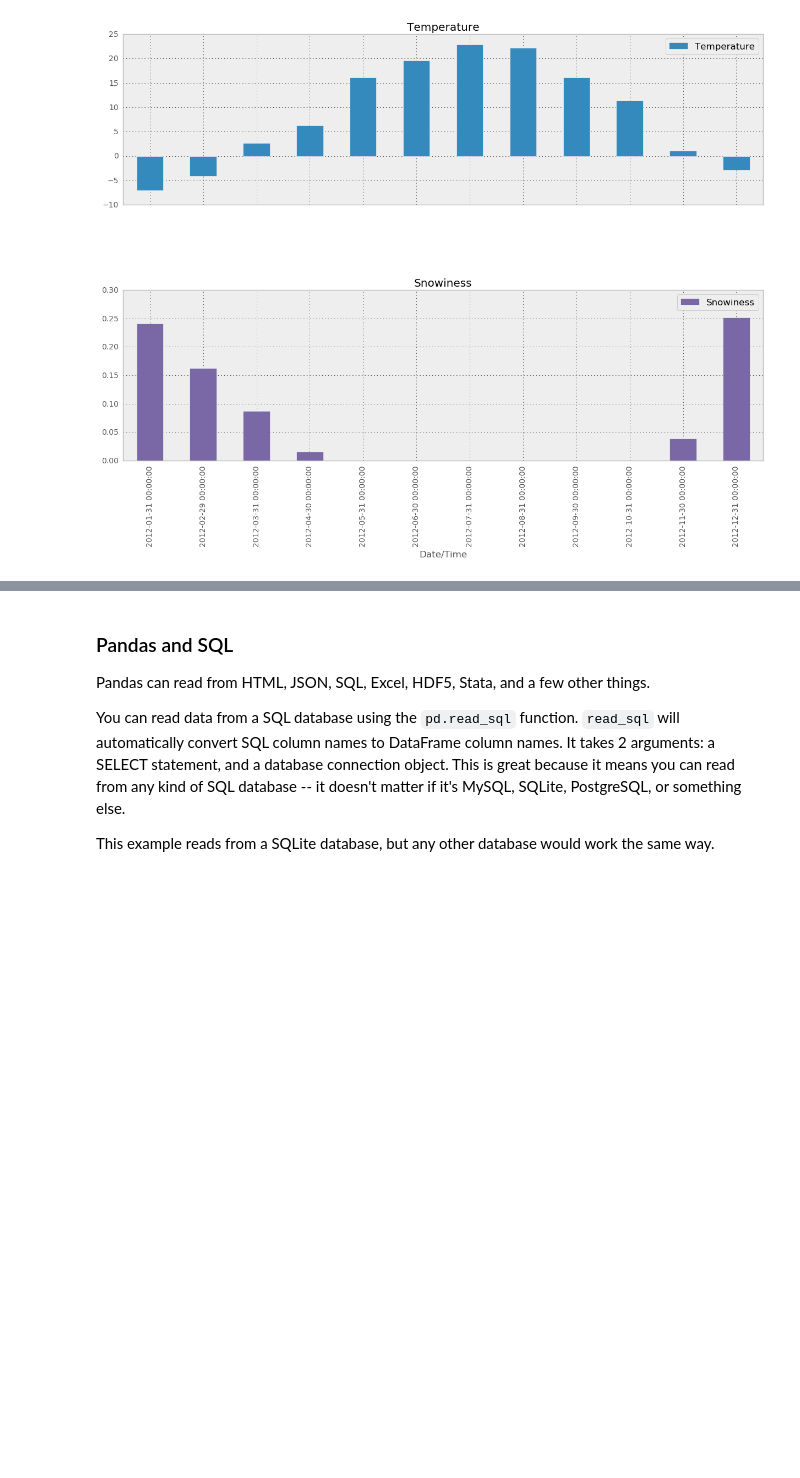
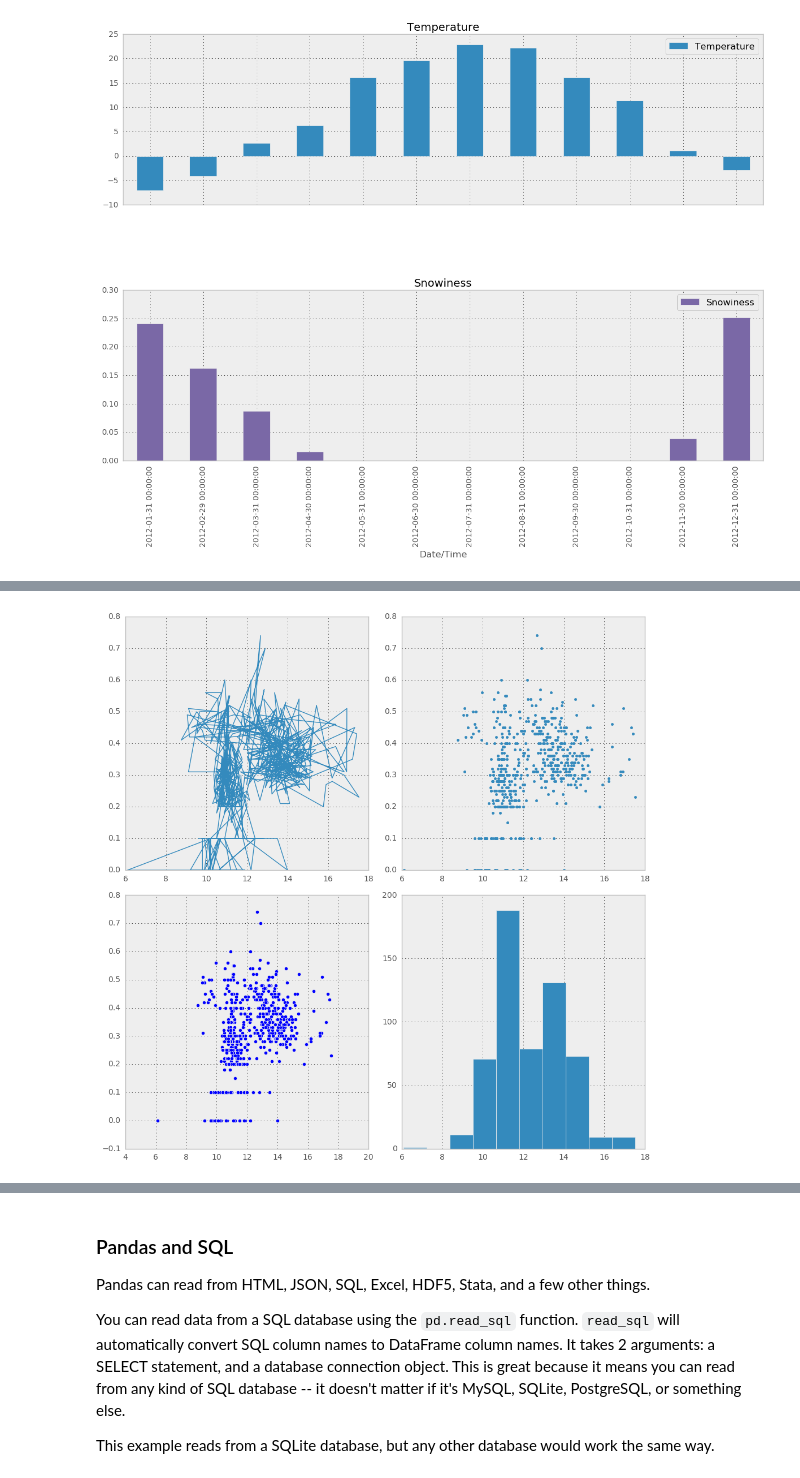
Before and after one commit to andrgig/Data-Science-for-Management, a Jupyter notebook: Python Course for Data Science.ipynb, the cells around one changed output, grey strips where cells are left out. Saved outputs shown, nothing was run; the diff lists cells and outputs as text; code cells hidden in the pictures; blank space fills up the shorter version.

```diff
--- a/Python Course for Data Science.ipynb
+++ b/Python Course for Data Science.ipynb
@@ -2107,0 +2344,9 @@ array([<matplotlib.axes._subplots.AxesSubplot object at 0x...>,
+# %%
+fig, axes=plt.subplots(figsize=(10,10), nrows=2, ncols=2)
+axes[0][0].plot(olives.palmitic, olives.linolenic)
+axes[0][1].plot(olives.palmitic, olives.linolenic, '.')
+axes[1][0].scatter(olives.palmitic, olives.linolenic)
+axes[1][1].hist(olives.palmitic)
+fig.tight_layout()
+# %% [output]
+[figure, added]
```
Also changed, not shown: parts of 60 cells of this notebook, 2 other files.
